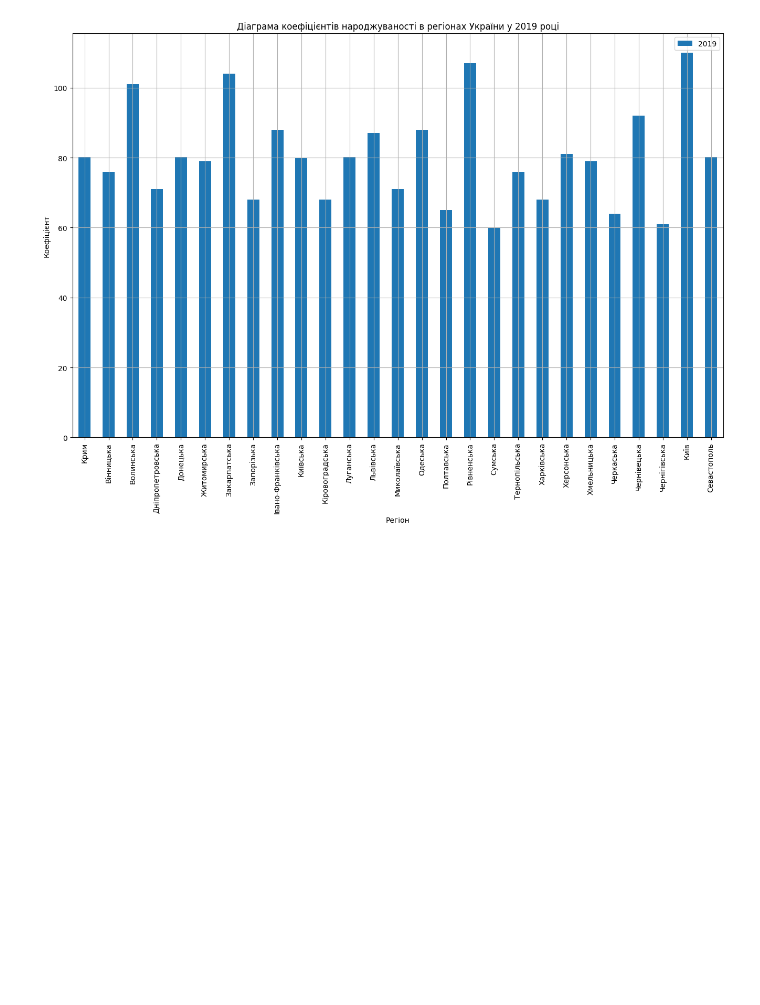
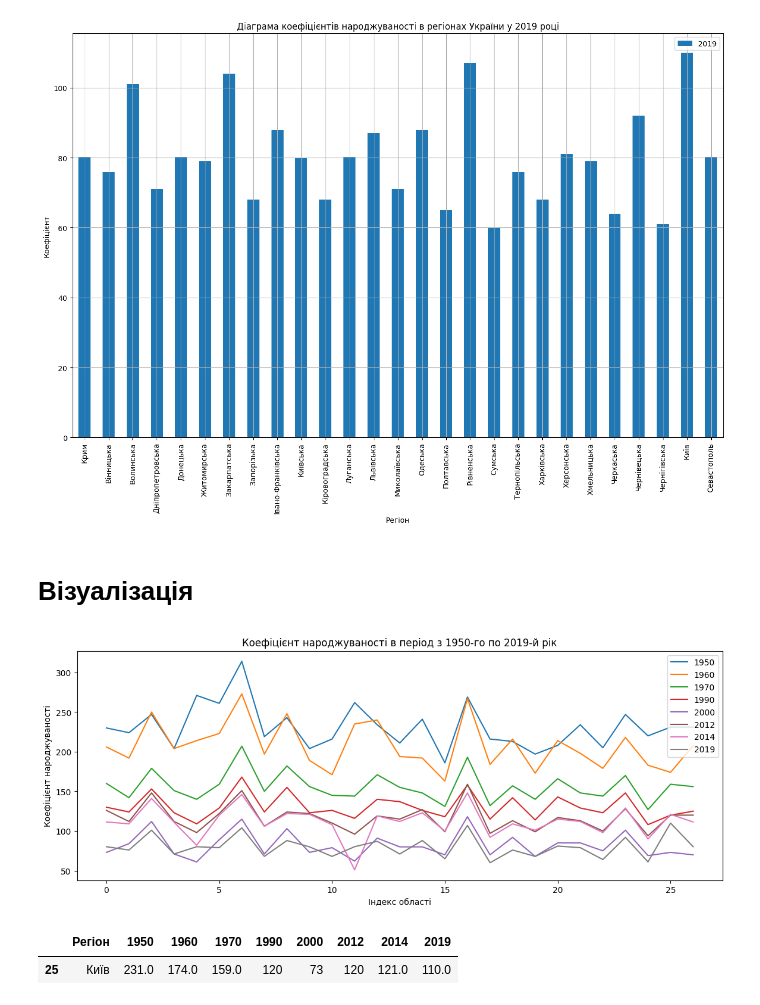
Before and after one commit to ValeraRishniak/HW_M02_goit_py_DS, a Jupyter notebook: Hw2.1.ipynb, the cells around one changed output. Saved outputs shown, nothing was run; the diff lists cells and outputs as text; code cells hidden in the pictures; blank space fills up the shorter version.

```diff
--- a/Hw2.1.ipynb
+++ b/Hw2.1.ipynb
@@ -215,3 +218,19 @@ graph
 # %% [output]
 <Axes: title={'center': 'Діаграма коефіцієнтів народжуваності в регіонах України у 2019 році'}, xlabel='Регіон', ylabel='Коефіцієнт'>
 [figure]
+# %% [markdown]
+
+# Візуалізація
+# %%
+diagram_1 = table_upd_3_fillna_nan_to_average.plot(figsize=(14,5),
+                        title='Коефіцієнт народжуваності в період з 1950-го по 2019-й рік',
+                        xlabel='Індекс області',
+                        ylabel='Коефіцієнт народжуваності')
+# %% [output]
+[figure, added]
+# %%
+df_diagram_2 = table_upd_3_fillna_nan_to_average.query("Регіон == 'Київ'")
+df_diagram_2
+# %% [output]
+|  | Регіон | 1950 | 1960 | 1970 | 1990 | 2000 | 2012 | 2014 | 2019 |
+| 25 | Київ | 231.0 | 174.0 | 159.0 | 120 | 73 | 120 | 121.0 | 110.0 |
```
Also changed, not shown: parts of 3 cells of this notebook.
